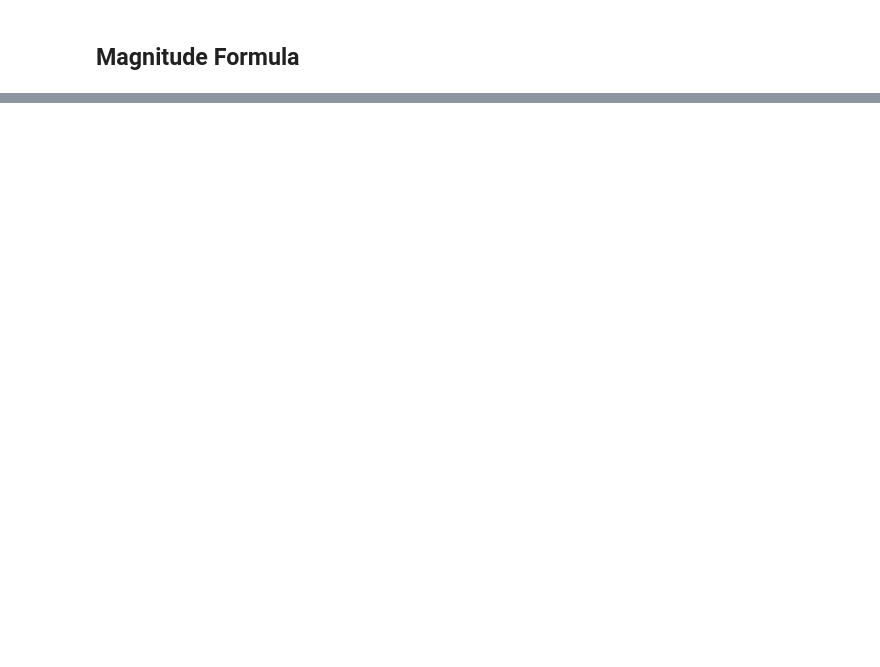
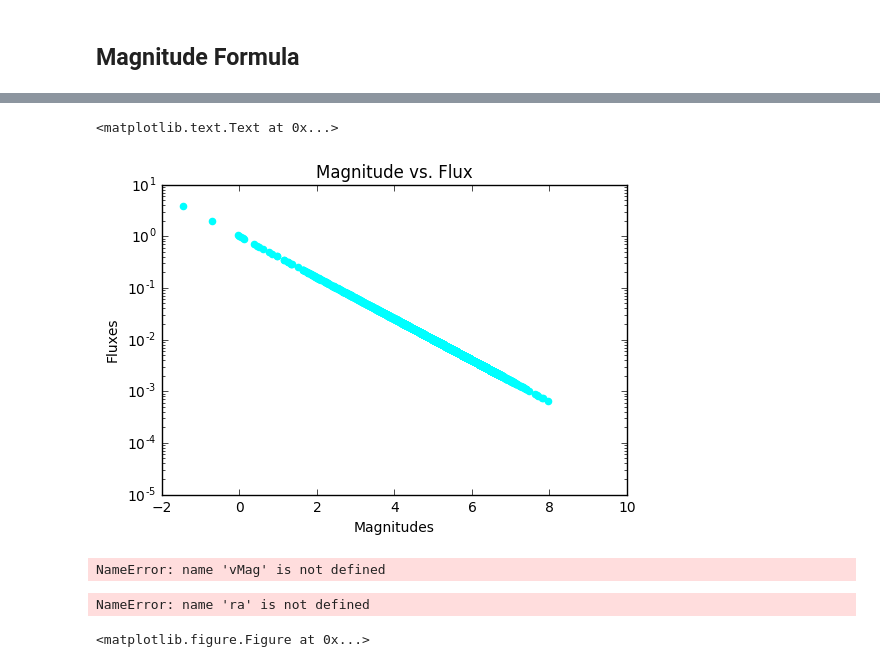
Before and after one commit to zkbt/skyofstars-experiments, a Jupyter notebook: Magnitude Formula - Luci IbP.ipynb, the cells around one changed output, grey strips where cells are left out. Drawn from its saved outputs; the diff is of its cells as text; code cells hidden in the pictures; blank space fills up the shorter version.

Commit message:
Graphs and histograms
Added plots and a histogram to the load bright stars notebook.
modified the magnitude formula

```diff
--- a/Magnitude Formula - Luci IbP.ipynb
+++ b/Magnitude Formula - Luci IbP.ipynb
@@ -3,7 +3,10 @@ import numpy as np
 %matplotlib inline
 import matplotlib.pyplot as plt
 # %%
+
 #Need to read the file into numpy arrays
+#can also read it with astropy.io.ascii - learn how...
+
 
 def read4col(filename):
     '''read a file that has 4 columns of data'''
@@ -13,7 +16,7 @@ def read4col(filename):
         lines = f.readlines() # read the lines into a list
         for line in lines: # loop over those lines
 
-            elements = line.split('') # split each line where there is a coma
+            elements = line.split('|') # split each line where there is a bar
 
             # skip empty lines, or ones that contain '#'
             if (len(elements) == 0) or ("#" in elements[0]):
@@ -28,7 +31,7 @@ def read4col(filename):
     # convert those lists to arrays and return them
     return np.array(w), np.array(x), np.array(y), np.array(z)
 # %%
-RA,DEC,HD,Vmag = read4col ('')
+RA,DEC,HD,Vmag = read4col ('data/brightstars.txt')
 # %% [markdown]
 ## Magnitude Formula
 # %%
@@ -39,13 +42,13 @@ def MagnitudeToFlux(M):
 
     Parameters:
     -------------------
-    M= numpy array of the visual magnitudes of a group of stars
+    M = numpy array of the magnitudes of a group of stars
 
     Returns:
     -------------------
-    Fluxes= numpy array of the  fluxes of the stars in fluxes of vega
+    Fluxes = numpy array of the fluxes each of the stars emits in units Flx
+    (Need flux and magnitude of another star to convert in SI units Watts/m^2 )
 
-    Example:
     """
 
     # Use magnitudes formula, need to use the flux of a Star with magnitude 0 for the formula to work
@@ -57,0 +59,35 @@ SyntaxError: invalid syntax (<ipython-input-5-5b3eca75ef76>, line 21)
+# %%
+FluxesOfBrightStars = MagnitudeToFlux(Vmag)
+# %%
+plt.scatter(Vmag,FluxesOfBrightStars,color='aqua')
+plt.yscale('log')
+plt.ylim(0.00001,10)
+plt.xlabel('Magnitudes')
+plt.ylabel('Fluxes')
+plt.title('Magnitude vs. Flux')
+# %% [output]
+<matplotlib.text.Text at 0x...>
+[figure, added]
+# %%
+plt.hist(vMag)
+plt.yscale('log')
+plt.xlabel('V-band Magnitude')
+plt.ylabel('# of Stars')
+plt.xlim(-2,8.5)
+# %% [output]
+NameError: name 'vMag' is not defined
+# %%
+
+plt.figure(figsize=(9,9))
+plt.scatter(ra,dec,s=FluxesOfBrightStars*10,color=('magenta'))
+
+
+plt.ylim(-120,120)
+
+
+plt.ylabel('Declination')
+plt.xlabel('Right Ascension')
+plt.title('Location of the Stars')
+# %% [output]
+NameError: name 'ra' is not defined
+<matplotlib.figure.Figure at 0x...>
```
Also changed, not shown: parts of 1 cell of this notebook, 1 other file.
